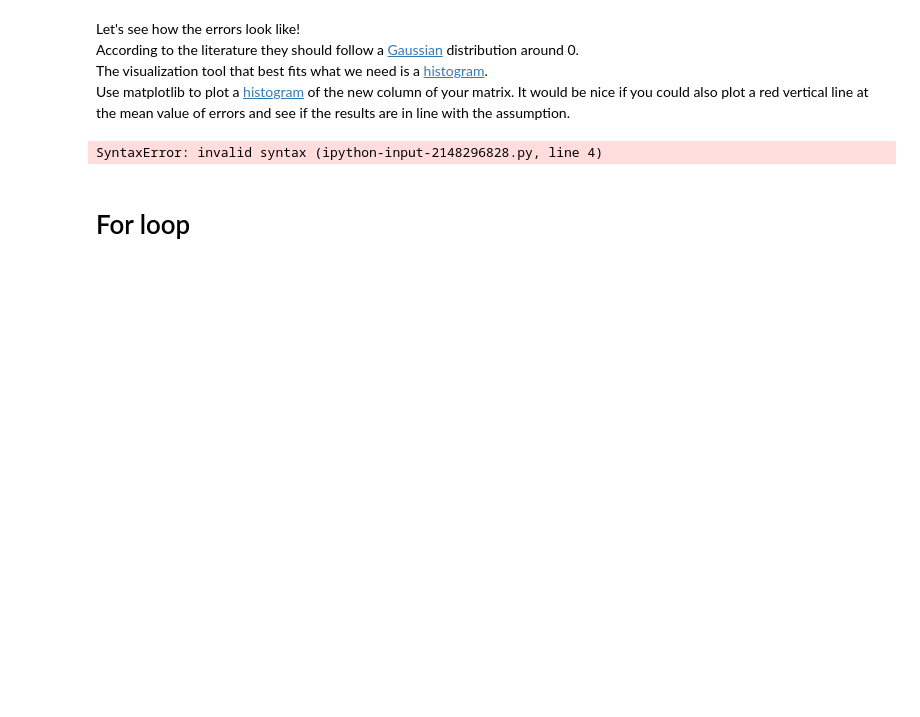
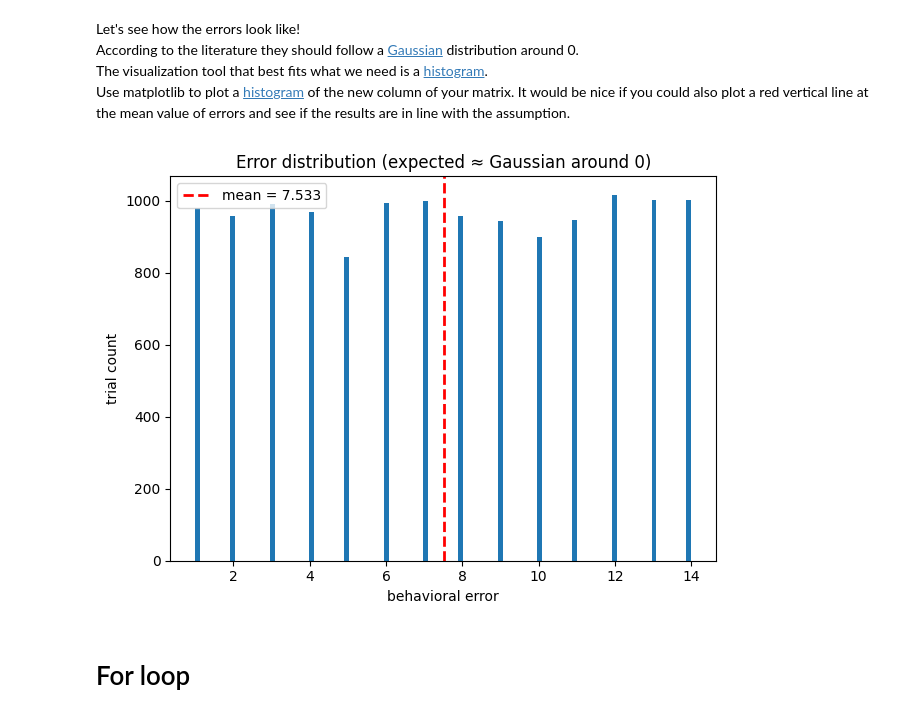
Before and after one commit to tuanaasuokturk/MBC_data_analysis, a Jupyter notebook: A0_PythonBasics/Assignment0.ipynb, the cells around one changed output. Cells and saved outputs as stored; diff of their text form; code cells hidden in the pictures; blank space fills up the shorter version.

```diff
--- a/A0_PythonBasics/Assignment0.ipynb
+++ b/A0_PythonBasics/Assignment0.ipynb
@@ -298,18 +298,33 @@ According to the literature they should follow a [Gaussian](https://en.wikipedia
 The visualization tool that best fits what we need is a [histogram](https://en.wikipedia.org/wiki/Histogram).
 Use matplotlib to plot a [histogram](https://matplotlib.org/3.3.3/api/_as_gen/matplotlib.pyplot.hist.html) of the new column of your matrix.
 It would be nice if you could also plot a red vertical line at the mean value of errors and see if the results are in line with the assumption.
-# %%
-# plot histogram with 100 bin counts
-???
-# add a red vertical line at the mean error (null error)
-mean_error = ???
-plt.axvline(???, color='red');
-
-# add axis labels
-plt.xlabel('behavioral error');
-plt.ylabel('trial count');
-# %% [output]
-SyntaxError: invalid syntax (ipython-input-2148296828.py, line 4)
+# %%
+import numpy as np
+import matplotlib.pyplot as plt
+
+# 1) Select the error column from your matrix `data`
+errors = data[:, -1]
+
+# 2) Compute the mean error (the "null error" reference)
+mean_error = np.mean(errors)
+
+# 3) Plot histogram with 100 bins
+plt.figure()
+plt.hist(errors, bins=100)
+
+# 4) Add a red vertical line at the mean error
+plt.axvline(mean_error, color='red', linestyle='--', linewidth=2, label=f"mean = {mean_error:.3f}")
+
+# 5) Axis labels and a helpful title/legend
+plt.xlabel('behavioral error')
+plt.ylabel('trial count')
+plt.title('Error distribution (expected ≈ Gaussian around 0)')
+plt.legend()
+
+plt.tight_layout()
+plt.show()
+# %% [output]
+[figure, added]
 # %% [markdown]
 # For loop
 # %% [markdown]
```
